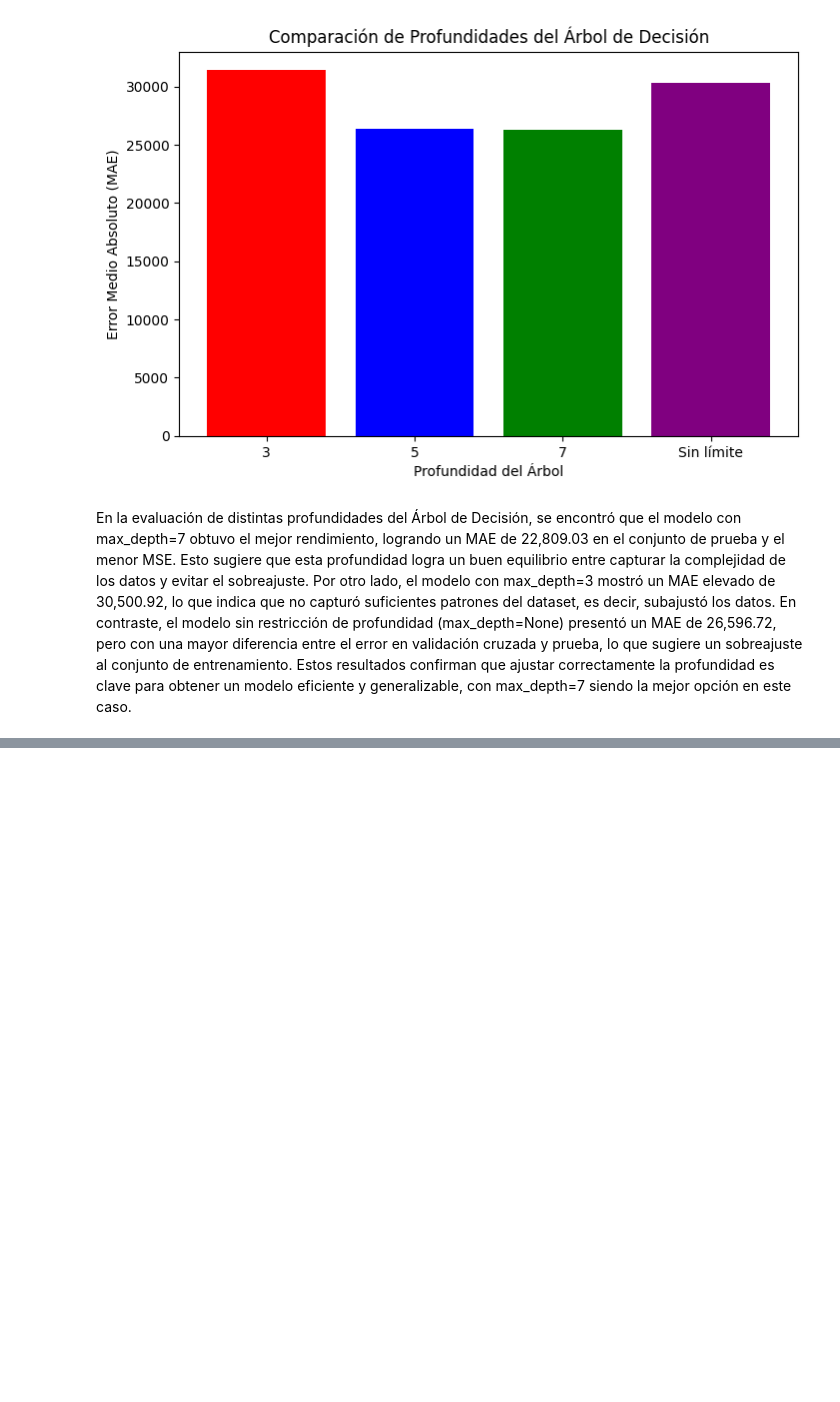
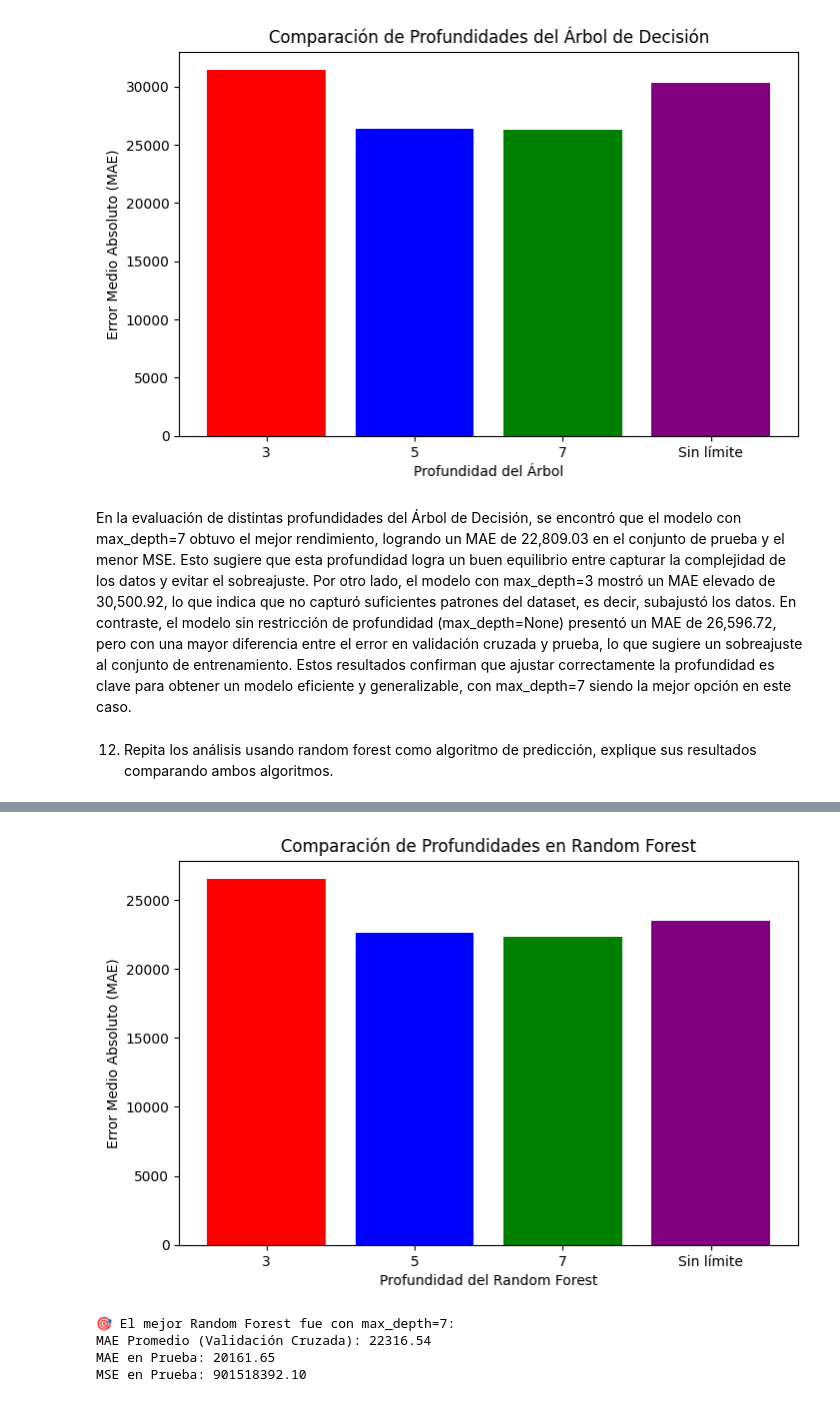
Before and after one commit to michellemej22596/HT3-MineriaDeDatos, a Jupyter notebook: ADR10-12.ipynb, the cells around one changed output, grey strips where cells are left out. Saved outputs shown, nothing was run; the diff lists cells and outputs as text; code cells hidden in the pictures; blank space fills up the shorter version.

Commit message:
Inciso 12 - HDT4

```diff
--- a/ADR10-12.ipynb
+++ b/ADR10-12.ipynb
@@ -172,3 +172,78 @@ MSE en Prueba: 1533957742.72
 [figure]
 # %% [markdown]
 En la evaluación de distintas profundidades del Árbol de Decisión, se encontró que el modelo con max_depth=7 obtuvo el mejor rendimiento, logrando un MAE de 22,809.03 en el conjunto de prueba y el menor MSE. Esto sugiere que esta profundidad logra un buen equilibrio entre capturar la complejidad de los datos y evitar el sobreajuste. Por otro lado, el modelo con max_depth=3 mostró un MAE elevado de 30,500.92, lo que indica que no capturó suficientes patrones del dataset, es decir, subajustó los datos. En contraste, el modelo sin restricción de profundidad (max_depth=None) presentó un MAE de 26,596.72, pero con una mayor diferencia entre el error en validación cruzada y prueba, lo que sugiere un sobreajuste al conjunto de entrenamiento. Estos resultados confirman que ajustar correctamente la profundidad es clave para obtener un modelo eficiente y generalizable, con max_depth=7 siendo la mejor opción en este caso.
+# %% [markdown]
+12. Repita los análisis usando random forest como algoritmo de predicción, explique sus
+resultados comparando ambos algoritmos.
+# %%
+import pandas as pd
+import numpy as np
+import matplotlib.pyplot as plt
+from sklearn.model_selection import train_test_split, cross_val_score, KFold
+from sklearn.tree import DecisionTreeRegressor
+from sklearn.ensemble import RandomForestRegressor
+from sklearn.metrics import mean_absolute_error, mean_squared_error
+
+# 1. Cargar el dataset
+df = pd.read_csv("dataset/train_cleaned.csv")  # Asegurar que este dataset contiene las variables correctas
+
+# 2. Seleccionar variables predictoras y variable objetivo
+features = ["OverallQual", "GrLivArea", "GarageCars", "TotalBsmtSF"]  # Puedes modificar según análisis previo
+X = df[features]
+y = df["SalePrice"]
+
+# 3. Dividir el dataset en conjunto de entrenamiento y prueba
+X_train, X_test, y_train, y_test = train_test_split(X, y, test_size=0.2, random_state=42)
+
+# 4. Configurar validación cruzada
+kf = KFold(n_splits=5, shuffle=True, random_state=42)
+
+# 5. Definir profundidades a probar
+depths = [3, 5, 7, None]  # None significa sin límite de profundidad
+
+# 6. Evaluar modelos con Random Forest
+resultados_rf = []
+
+for d in depths:
+    rf_model = RandomForestRegressor(n_estimators=100, max_depth=d, random_state=42)
+
+    # Validación cruzada
+    cv_scores_rf = cross_val_score(rf_model, X_train, y_train, cv=kf, scoring='neg_mean_absolute_error')
+
+    # Entrenar y predecir en el conjunto de prueba
+    rf_model.fit(X_train, y_train)
+    y_pred_rf = rf_model.predict(X_test)
+
+    # Calcular métricas
+    mae_cv_rf = -cv_scores_rf.mean()  # Convertir a valores positivos
+    mae_test_rf = mean_absolute_error(y_test, y_pred_rf)
+    mse_test_rf = mean_squared_error(y_test, y_pred_rf)
+
+    # Guardar resultados
+    resultados_rf.append((d, mae_cv_rf, mae_test_rf, mse_test_rf))
+
+    # Imprimir resultados del modelo
+    print(f"\n🌲 Random Forest (max_depth={d}):")
+    print(f"MAE Promedio (Validación Cruzada): {mae_cv_rf:.2f}")
+    print(f"MAE en Prueba: {mae_test_rf:.2f}")
+    print(f"MSE en Prueba: {mse_test_rf:.2f}")
+
+# 7. Visualizar comparación de modelos
+depth_labels_rf = [str(d) if d else "Sin límite" for d, _, _, _ in resultados_rf]
+mae_values_rf = [mae for _, mae, _, _ in resultados_rf]
+
+plt.figure(figsize=(8, 5))
+plt.bar(depth_labels_rf, mae_values_rf, color=['red', 'blue', 'green', 'purple'])
+plt.xlabel("Profundidad del Random Forest")
+plt.ylabel("Error Medio Absoluto (MAE)")
+plt.title("Comparación de Profundidades en Random Forest")
+plt.show()
+
+# 8. Comparar con el mejor Árbol de Decisión encontrado en el inciso 11
+mejor_arbol = min(resultados_rf, key=lambda x: x[1])  # Busca el modelo con menor MAE en validación cruzada
+
+print(f"\n🎯 El mejor Random Forest fue con max_depth={mejor_arbol[0]}:")
+print(f"MAE Promedio (Validación Cruzada): {mejor_arbol[1]:.2f}")
+print(f"MAE en Prueba: {mejor_arbol[2]:.2f}")
+print(f"MSE en Prueba: {mejor_arbol[3]:.2f}")
+# %% [output]
@@ -174,0 +269,5 @@ En la evaluación de distintas profundidades del Árbol de Decisión, se encontr
+[figure, added]
+🎯 El mejor Random Forest fue con max_depth=7:
+MAE Promedio (Validación Cruzada): 22316.54
+MAE en Prueba: 20161.65
+MSE en Prueba: 901518392.10
```
Also changed, not shown: parts of 2 cells of this notebook.
